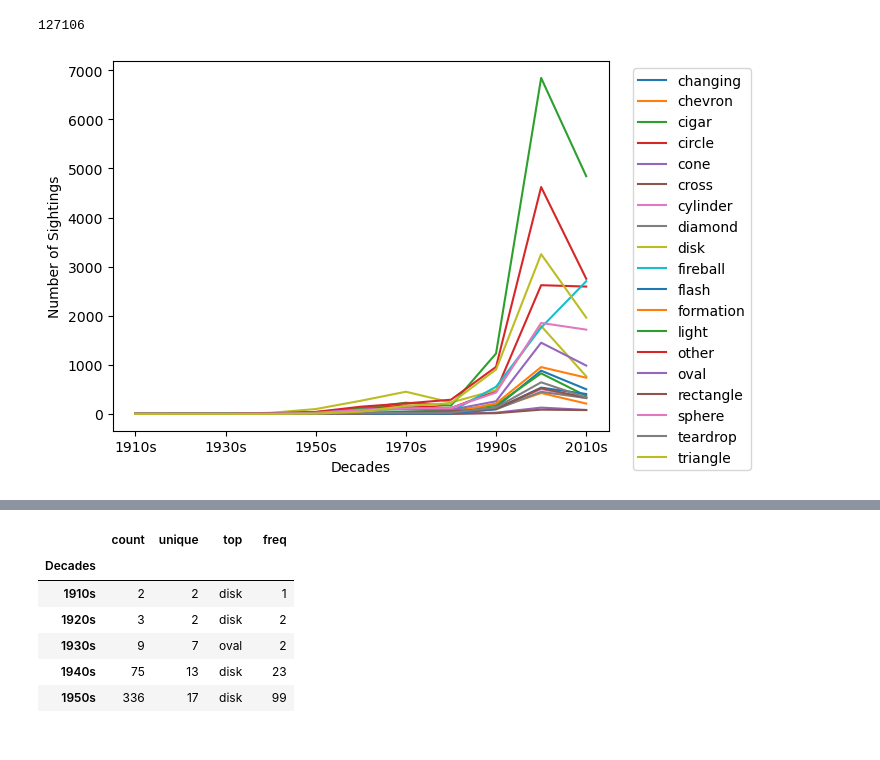
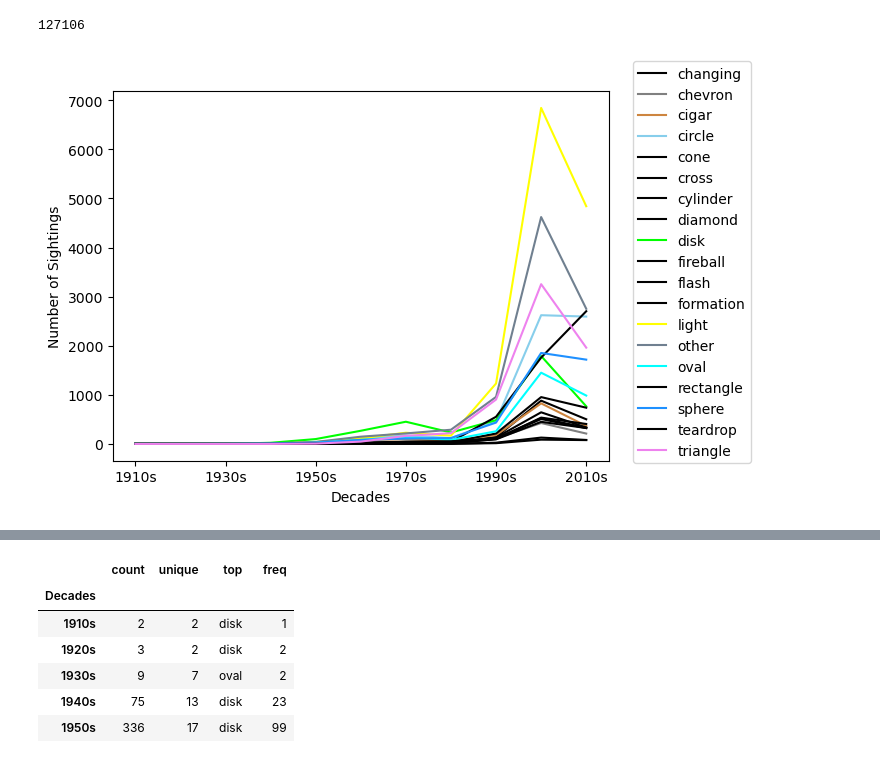
Before and after one commit to abinormal129/SMU-Project-1-UFO-Sightings, a Jupyter notebook: alex_work/decades_to_donutsi.ipynb, the cells around one changed output, grey strips where cells are left out. Drawn from its saved outputs; the diff is of its cells as text; code cells hidden in the pictures.

```diff
--- a/alex_work/decades_to_donutsi.ipynb
+++ b/alex_work/decades_to_donutsi.ipynb
@@ -732,10 +877,14 @@ df_shape.size
 # %% [output]
 127106
 # %%
-df_shape.pivot_table(index=['Decades'],columns='UFO_shape',aggfunc='size').plot(kind='line')
-plt.legend(loc="upper right", bbox_to_anchor=(1.3,1))
+df_shape.pivot_table(index=['Decades'],columns='UFO_shape',aggfunc='size').plot(kind='line',
+    color = ["BLACK", "GRAY", "PERU", "SKYBLUE", "black", "black", "black", "black", "LIME", "black",
+             "black", "black", "YELLOW", "SLATEGREY", "CYAN", "black", "DODGERBLUE", "black", "VIOLET"])
+plt.legend(loc="upper right", bbox_to_anchor=(1.3,1.1))
 plt.xlabel("Decades")
 plt.ylabel("Number of Sightings")
+
+plt.savefig("NumSighting_v_Time.png", format='png', dpi=1000)
 plt.show()
 # %% [output]
-[figure, old version]
+[figure, new version]
```
Also changed, not shown: parts of 13 cells of this notebook, 7 other files.
